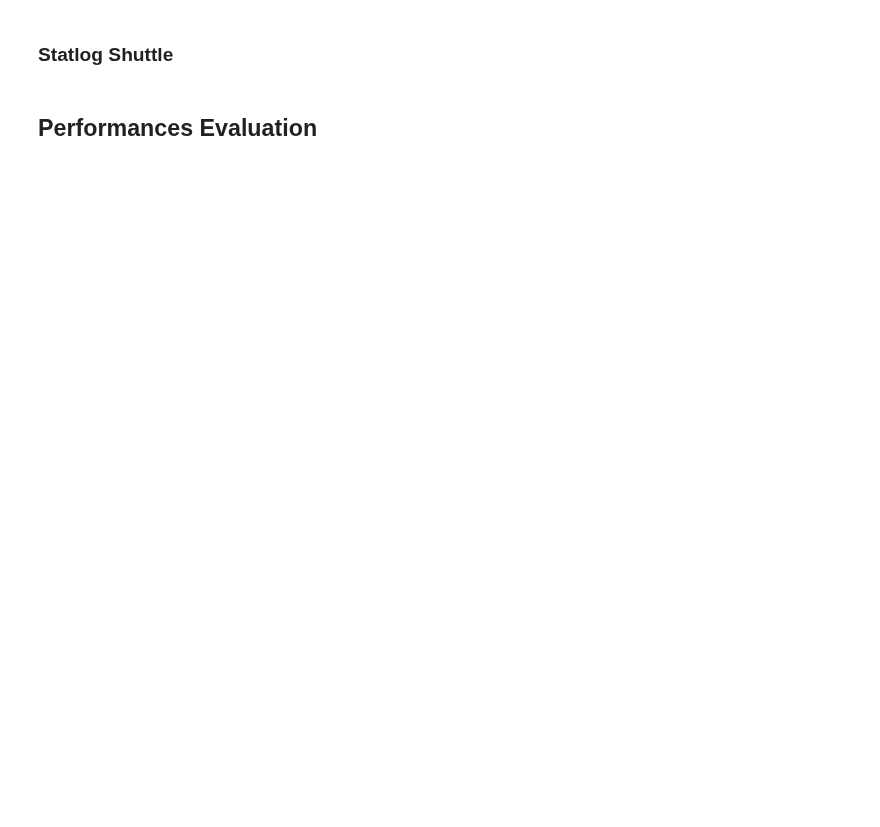
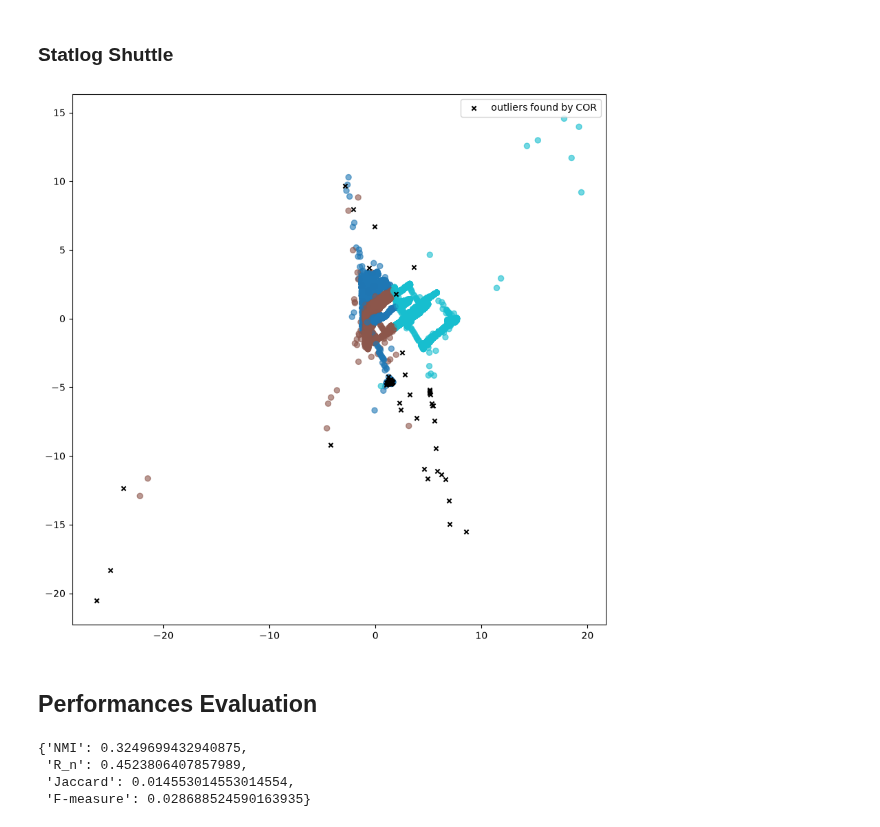
Before and after one commit to Ddav3/Clustering-with-Outlier-Removal-Implementation, a Jupyter notebook: COR.ipynb, the cells around one changed output. Drawn from its saved outputs; the diff is of its cells as text; code cells hidden in the pictures; blank space fills up the shorter version.

```diff
--- a/COR.ipynb
+++ b/COR.ipynb
@@ -322,16 +416,34 @@ PCA_scatter_plot(white_wine_quality,labels=labels)
 # %% [markdown]
 ### Statlog Shuttle
 # %%
-shuttle  = pd.read_csv("datasets/statlog+shuttle/shuttle.tst", sep = " ")
-shuttle.info()
-
-target  = shuttle.Class
+header = ["A1", "A2", "A3", "A4", "A5", "A6", "A7", "A8", "A9", "Class"]
+shuttle_train = pd.read_csv("datasets/statlog+shuttle/train_shuttle.csv", sep = ",",header=None, names=header)
+shuttle_test  = pd.read_csv("datasets/statlog+shuttle/test_shuttle.csv", sep = ",",header=None, names = header)
+shuttle = pd.concat([shuttle_train,shuttle_test], ignore_index=True)
+# shuttle.info()
+# shuttle.describe()
+shuttle_target  = shuttle.Class
 shuttle.drop("Class",axis = 1, inplace = True)
 shuttle = standardise(shuttle)
-plot_correlation(shuttle)
+# plot_correlation(shuttle)
 
-labels,obj, _ = COR(shuttle, len(target.unique()), 0, 300)
+# -------------------------------------------------
 
-PCA_scatter_plot(shuttle,labels)
+outlier_indexes = shuttle[shuttle_target.isin([2, 3, 6, 7])].index   # 2,3,6,7 are the classes considered outlier set by the paper; found with value_counts()
+true_outliers_shuttle = np.zeros(len(shuttle), dtype=bool)
+true_outliers_shuttle[outlier_indexes] = True
+
+
+cor_labels_shuttle,shuttle_obj, stats = COR(shuttle, K = 3, o=len(true_outliers_shuttle[true_outliers_shuttle==True]),r = 300,n_init= 3)
+PCA_scatter_plot(shuttle,cor_labels_shuttle)
+# %% [output]
+[figure, added]
 # %% [markdown]
 ## Performances Evaluation
+# %%
+evaluate_COR(cor_labels_shuttle,shuttle_target,true_outliers_shuttle)
+# %% [output]
+{'NMI': 0.3249699432940875,
+ 'R_n': 0.4523806407857989,
+ 'Jaccard': 0.014553014553014554,
+ 'F-measure': 0.028688524590163935}
```
Also changed, not shown: parts of 9 cells of this notebook, 3 other files.
